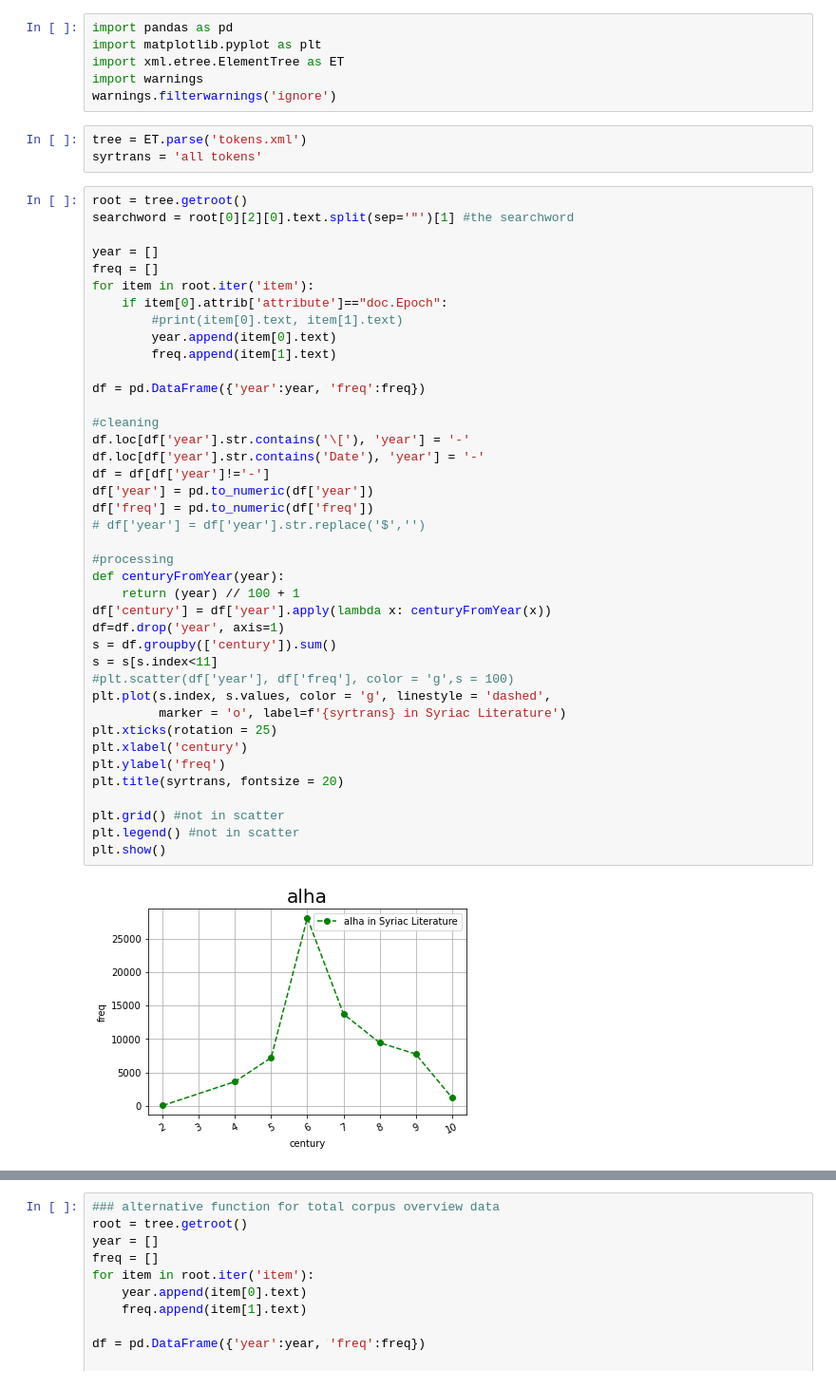
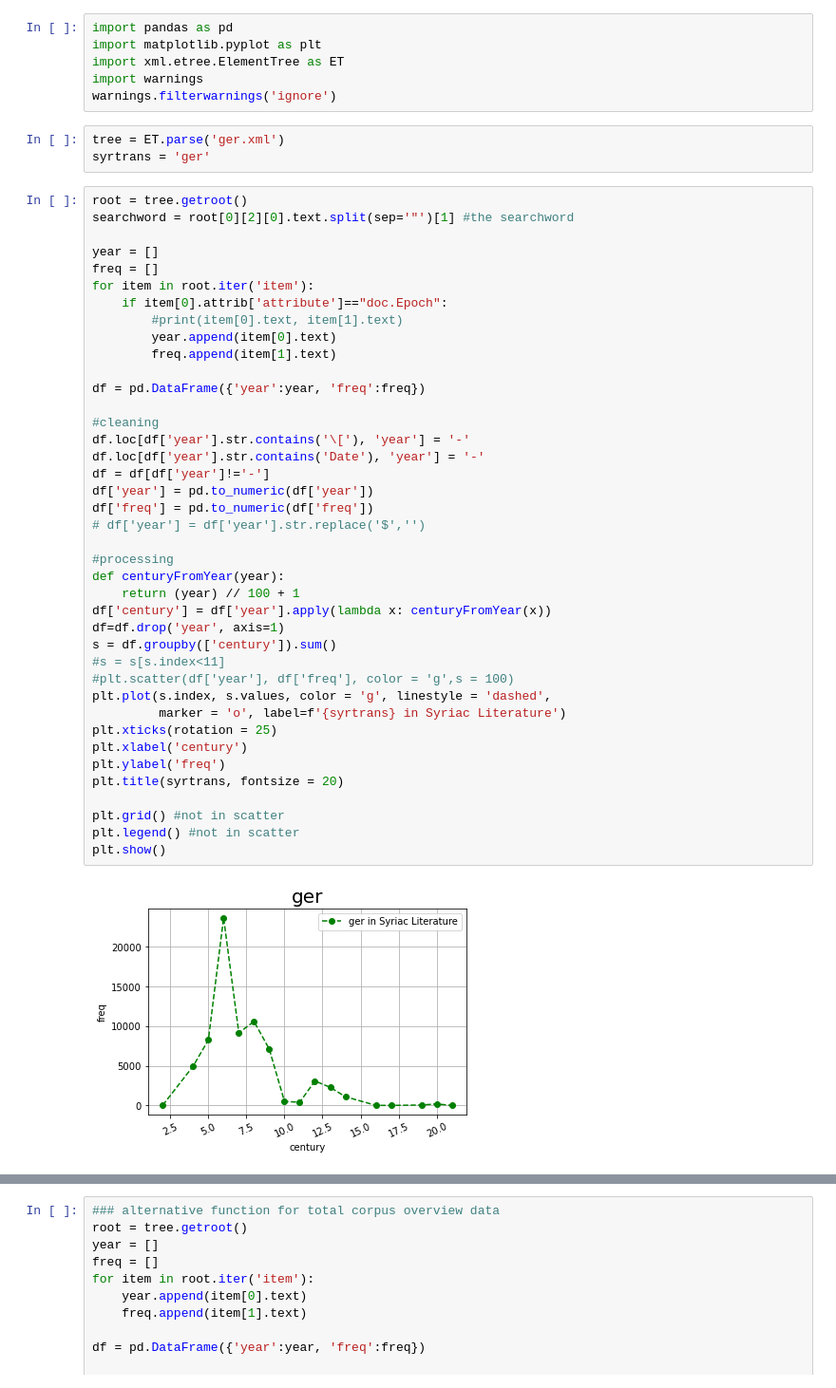
Before and after one commit to maeirnoam/ReligionDH, a Jupyter notebook: Simtho/Simtho XML.ipynb, the cells around one changed output, grey strips where cells are left out. Shown at 95% size. Drawn from its saved outputs; the diff is of its cells as text.

```diff
--- a/Simtho/Simtho XML.ipynb
+++ b/Simtho/Simtho XML.ipynb
@@ -5,8 +5,8 @@ import xml.etree.ElementTree as ET
 import warnings
 warnings.filterwarnings('ignore')
 # %%
-tree = ET.parse('tokens.xml')
-syrtrans = 'all tokens'
+tree = ET.parse('ger.xml')
+syrtrans = 'ger'
 # %%
 root = tree.getroot()
 searchword = root[0][2][0].text.split(sep='"')[1] #the searchword
@@ -20,32 +20,32 @@ for item in root.iter('item'):
         freq.append(item[1].text)
 
 df = pd.DataFrame({'year':year, 'freq':freq})
 
 #cleaning
 df.loc[df['year'].str.contains('\['), 'year'] = '-'
 df.loc[df['year'].str.contains('Date'), 'year'] = '-'
 df = df[df['year']!='-']
 df['year'] = pd.to_numeric(df['year'])
 df['freq'] = pd.to_numeric(df['freq'])
 # df['year'] = df['year'].str.replace('$','')
 
 #processing
 def centuryFromYear(year):
     return (year) // 100 + 1
 df['century'] = df['year'].apply(lambda x: centuryFromYear(x))
 df=df.drop('year', axis=1)
 s = df.groupby(['century']).sum()
-s = s[s.index<11]
+#s = s[s.index<11]
 #plt.scatter(df['year'], df['freq'], color = 'g',s = 100)
 plt.plot(s.index, s.values, color = 'g', linestyle = 'dashed',
          marker = 'o', label=f'{syrtrans} in Syriac Literature')
 plt.xticks(rotation = 25)
 plt.xlabel('century')
 plt.ylabel('freq')
 plt.title(syrtrans, fontsize = 20)
 
 plt.grid() #not in scatter
 plt.legend() #not in scatter
 plt.show()
 # %% [output]
-[figure, old version]
+[figure, new version]
```
Also changed, not shown: parts of 1 cell of this notebook, 6 other files.
